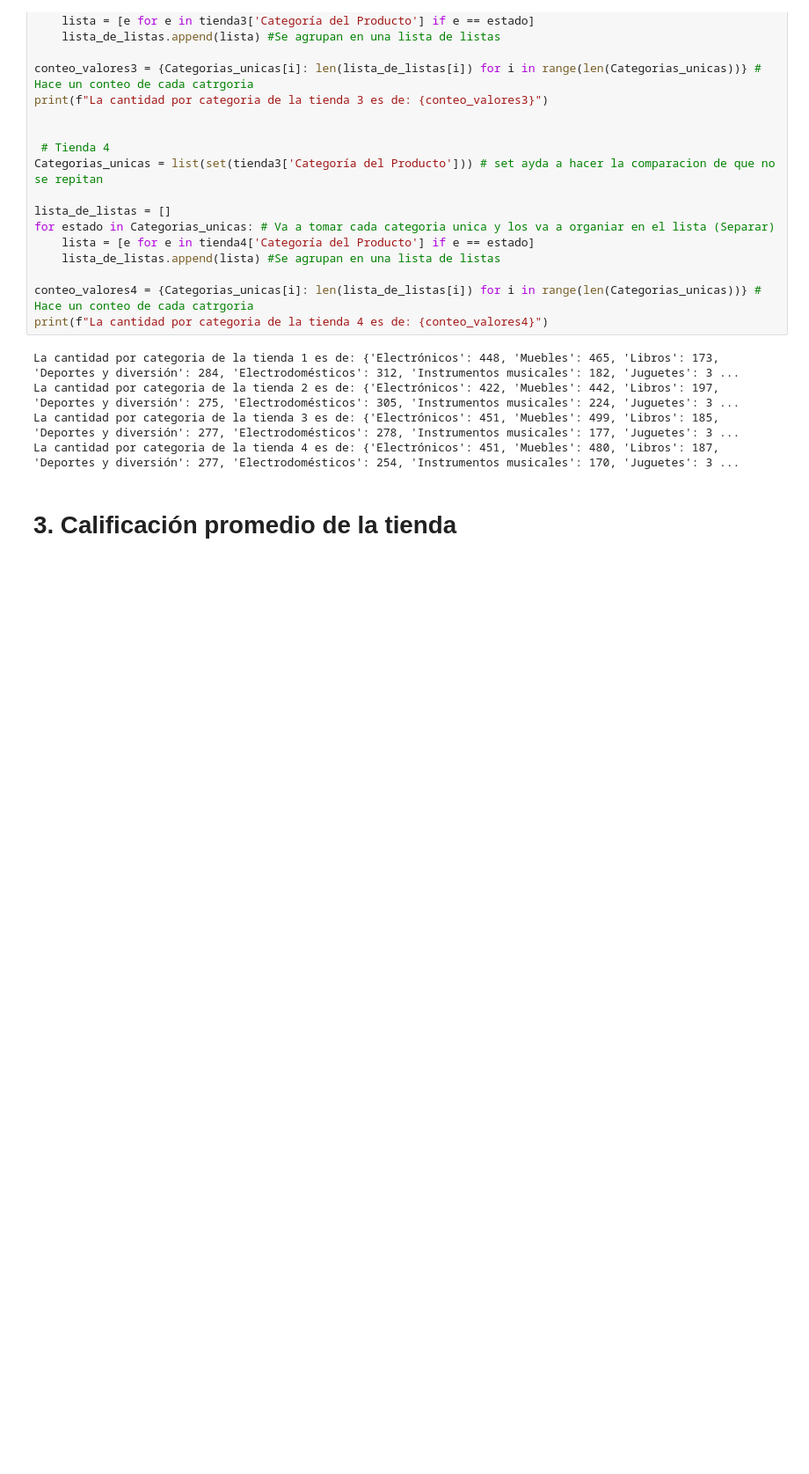
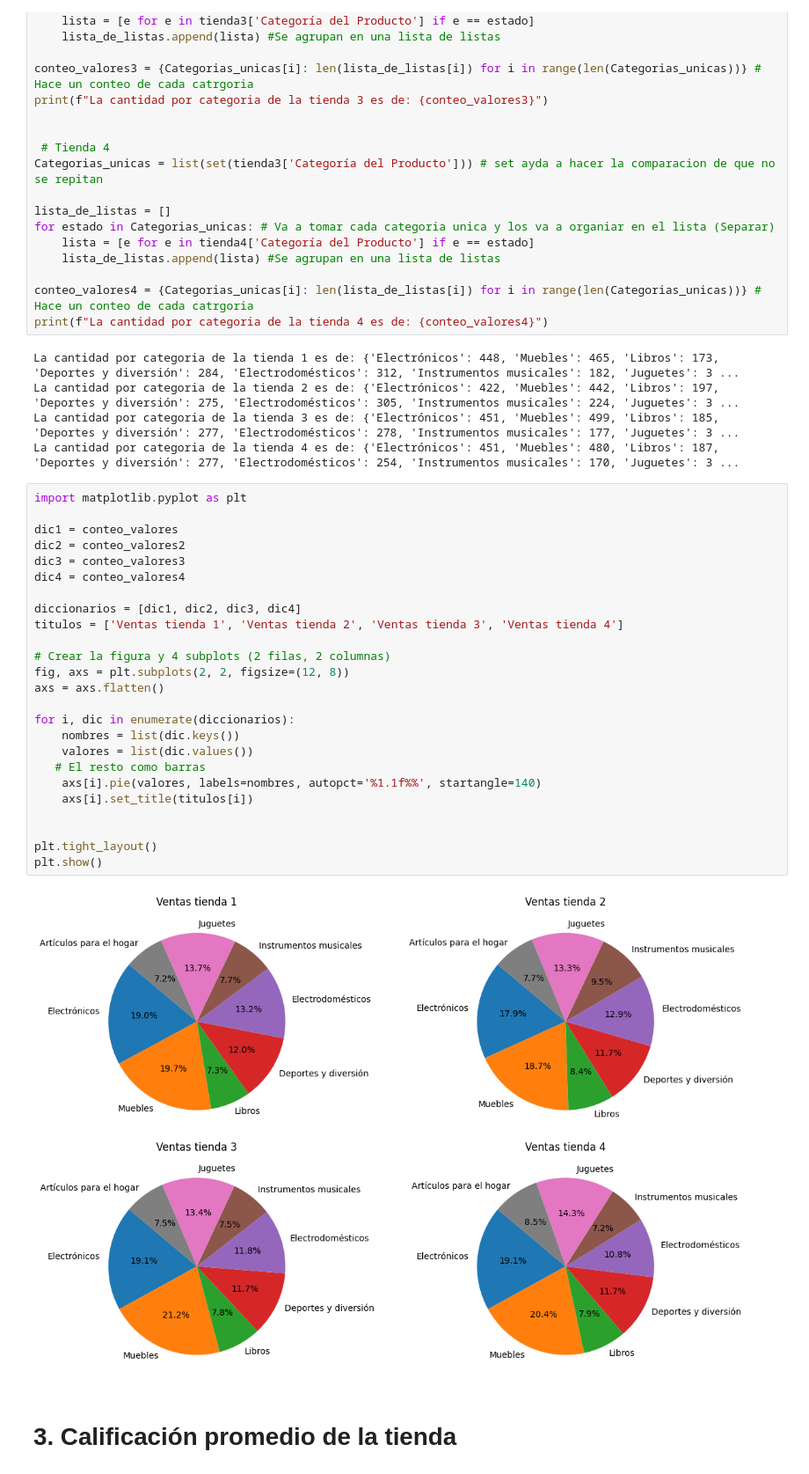
Before and after one commit to Danilalo/Challenge-de-Modelado-de-datos-con-Python, a Jupyter notebook: Challenge_de_Modelado_de_datos_con_Python.ipynb, the cells around one changed output. Shown at 88% size. Cells and saved outputs as stored; diff of their text form; blank space fills up the shorter version.

```diff
--- a/Challenge_de_Modelado_de_datos_con_Python.ipynb
+++ b/Challenge_de_Modelado_de_datos_con_Python.ipynb
@@ -111,6 +119,33 @@ La cantidad por categoria de la tienda 1 es de: {'Electrónicos': 448, 'Muebles'
 La cantidad por categoria de la tienda 2 es de: {'Electrónicos': 422, 'Muebles': 442, 'Libros': 197, 'Deportes y diversión': 275, 'Electrodomésticos': 305, 'Instrumentos musicales': 224, 'Juguetes': 3 ...
 La cantidad por categoria de la tienda 3 es de: {'Electrónicos': 451, 'Muebles': 499, 'Libros': 185, 'Deportes y diversión': 277, 'Electrodomésticos': 278, 'Instrumentos musicales': 177, 'Juguetes': 3 ...
 La cantidad por categoria de la tienda 4 es de: {'Electrónicos': 451, 'Muebles': 480, 'Libros': 187, 'Deportes y diversión': 277, 'Electrodomésticos': 254, 'Instrumentos musicales': 170, 'Juguetes': 3 ...
+# %%
+import matplotlib.pyplot as plt
+
+dic1 = conteo_valores
+dic2 = conteo_valores2
+dic3 = conteo_valores3
+dic4 = conteo_valores4
+
+diccionarios = [dic1, dic2, dic3, dic4]
+titulos = ['Ventas tienda 1', 'Ventas tienda 2', 'Ventas tienda 3', 'Ventas tienda 4']
+
+# Crear la figura y 4 subplots (2 filas, 2 columnas)
+fig, axs = plt.subplots(2, 2, figsize=(12, 8))
+axs = axs.flatten()
+
+for i, dic in enumerate(diccionarios):
+    nombres = list(dic.keys())
+    valores = list(dic.values())
+   # El resto como barras
+    axs[i].pie(valores, labels=nombres, autopct='%1.1f%%', startangle=140)
+    axs[i].set_title(titulos[i])
+
+
+plt.tight_layout()
+plt.show()
+# %% [output]
+[figure, added]
 # %% [markdown]
 # 3. Calificación promedio de la tienda
 # %%
```
Also changed, not shown: parts of 5 cells of this notebook.
